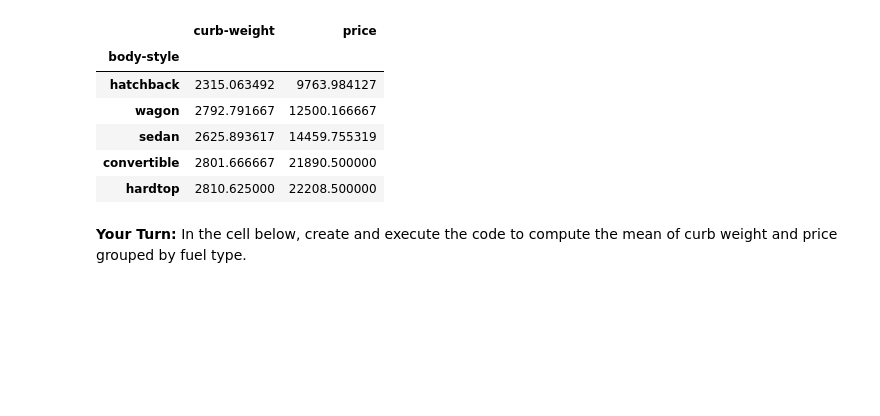
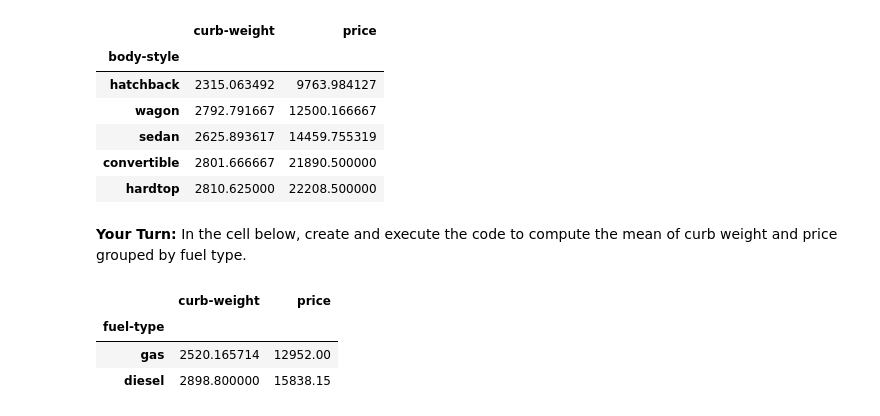
Before and after one commit to raffaeleterribile/pandas-tutorials, a Jupyter notebook: DataFrames-Python.ipynb, the cells around one changed output. Drawn from its saved outputs; the diff is of its cells as text; code cells hidden in the pictures; blank space fills up the shorter version.

```diff
--- a/DataFrames-Python.ipynb
+++ b/DataFrames-Python.ipynb
@@ -581,3 +599,10 @@ auto_prices.loc[:, ['body-style','curb-weight', 'price']].groupby(['body-style']
 | hardtop | 2810.625000 | 22208.500000 |
 # %% [markdown]
 **Your Turn:** In the cell below, create and execute the code to compute the mean of curb weight and price grouped by fuel type.
+# %%
+auto_prices.loc[:, ['fuel-type','curb-weight', 'price']].groupby(['fuel-type']).aggregate(np.mean).sort_values('price')
+# %% [output]
+|  | curb-weight | price |
+| fuel-type |  |  |
+| gas | 2520.165714 | 12952.00 |
+| diesel | 2898.800000 | 15838.15 |
```
Also changed, not shown: parts of 12 cells of this notebook.
